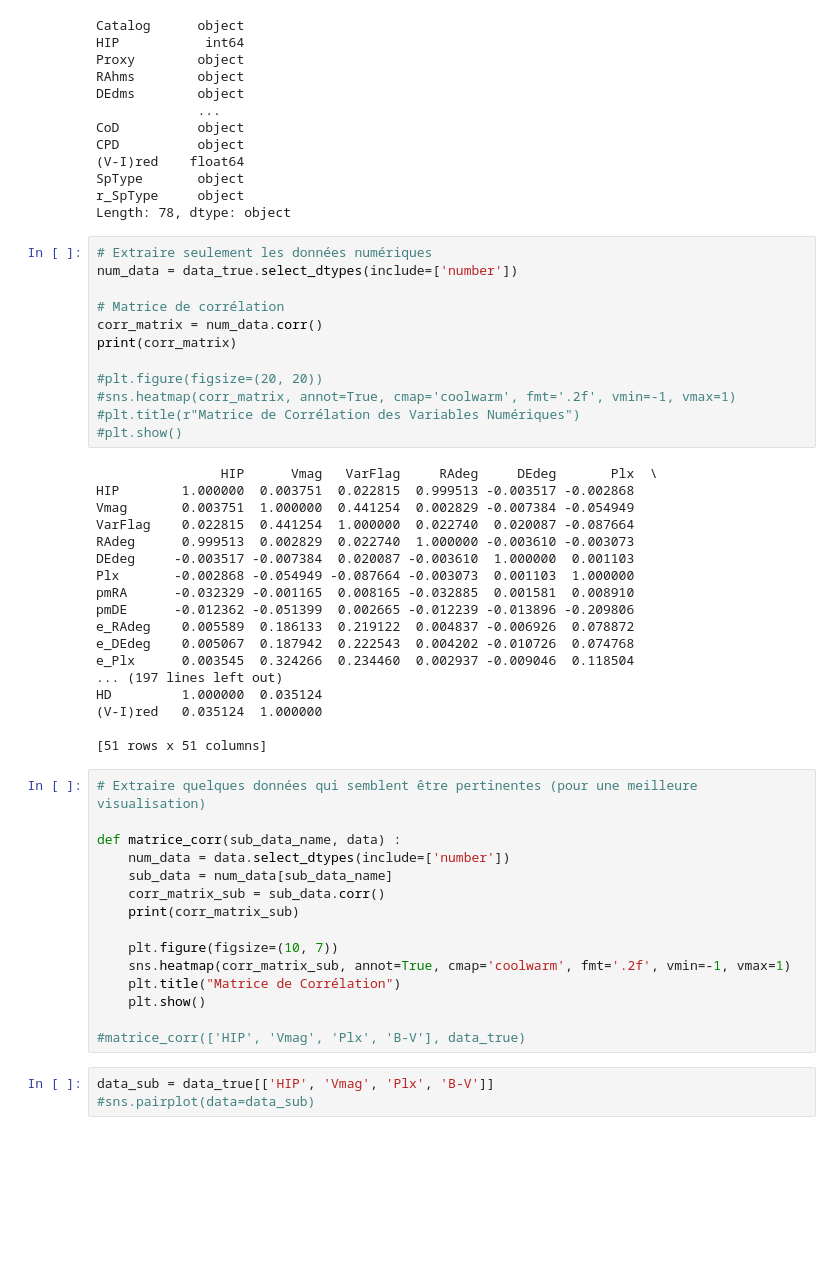
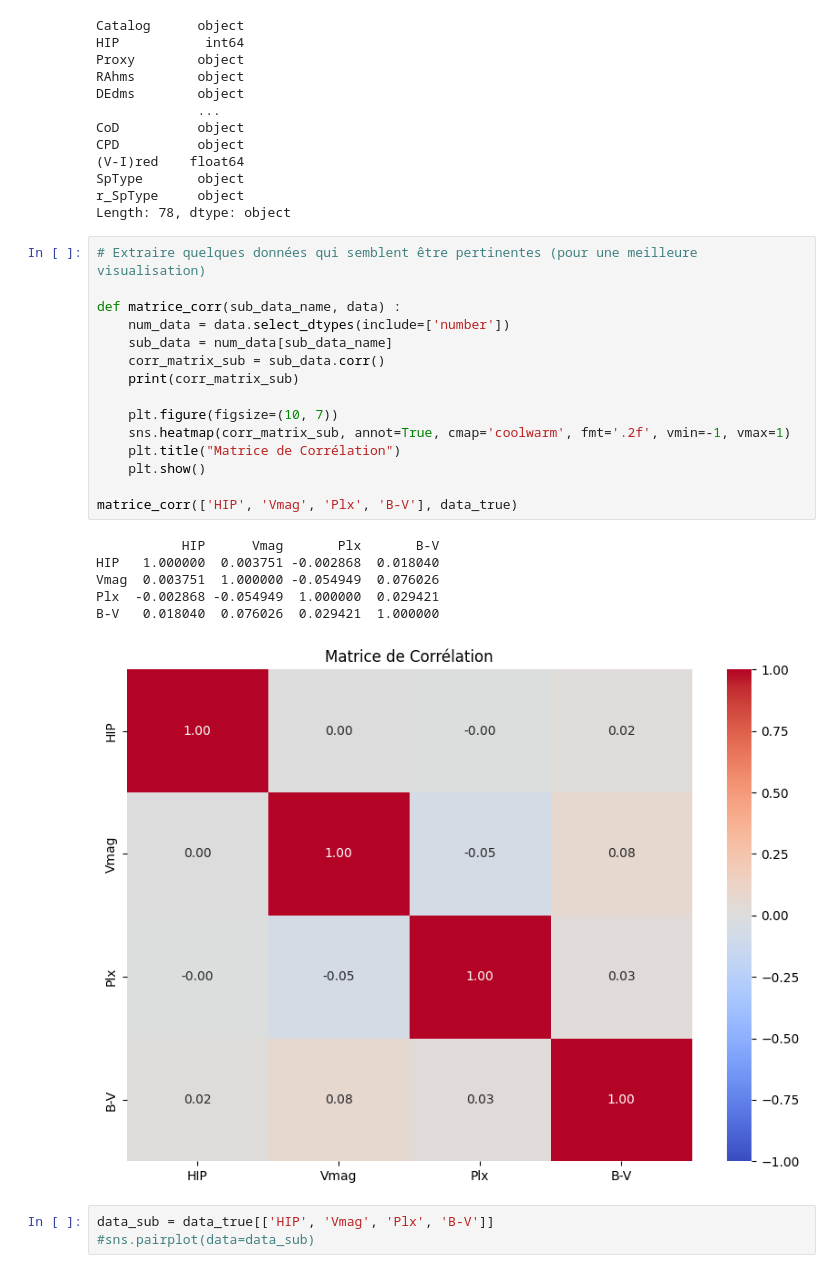
Before and after one commit to Moni003/Diagramme_HR_MML, a Jupyter notebook: rf_test.ipynb, the cells around one changed output. Cells and saved outputs as stored; diff of their text form; blank space fills up the shorter version.

```diff
--- a/rf_test.ipynb
+++ b/rf_test.ipynb
@@ -60,51 +61,28 @@ CPD          object
 SpType       object
 r_SpType     object
 Length: 78, dtype: object
-# %%
-# Extraire seulement les données numériques
-num_data = data_true.select_dtypes(include=['number'])
-
-# Matrice de corrélation
-corr_matrix = num_data.corr()
-print(corr_matrix)
-
-#plt.figure(figsize=(20, 20))
-#sns.heatmap(corr_matrix, annot=True, cmap='coolwarm', fmt='.2f', vmin=-1, vmax=1)
-#plt.title(r"Matrice de Corrélation des Variables Numériques")
-#plt.show()
-# %% [output]
-                HIP      Vmag   VarFlag     RAdeg     DEdeg       Plx  \
-HIP        1.000000  0.003751  0.022815  0.999513 -0.003517 -0.002868
-Vmag       0.003751  1.000000  0.441254  0.002829 -0.007384 -0.054949
-VarFlag    0.022815  0.441254  1.000000  0.022740  0.020087 -0.087664
-RAdeg      0.999513  0.002829  0.022740  1.000000 -0.003610 -0.003073
-DEdeg     -0.003517 -0.007384  0.020087 -0.003610  1.000000  0.001103
-Plx       -0.002868 -0.054949 -0.087664 -0.003073  0.001103  1.000000
-pmRA      -0.032329 -0.001165  0.008165 -0.032885  0.001581  0.008910
-pmDE      -0.012362 -0.051399  0.002665 -0.012239 -0.013896 -0.209806
-e_RAdeg    0.005589  0.186133  0.219122  0.004837 -0.006926  0.078872
-e_DEdeg    0.005067  0.187942  0.222543  0.004202 -0.010726  0.074768
-e_Plx      0.003545  0.324266  0.234460  0.002937 -0.009046  0.118504
-... (197 lines left out)
-HD         1.000000  0.035124
-(V-I)red   0.035124  1.000000
-
-[51 rows x 51 columns]
 # %%
 # Extraire quelques données qui semblent être pertinentes (pour une meilleure visualisation)
 
 def matrice_corr(sub_data_name, data) :
     num_data = data.select_dtypes(include=['number'])
     sub_data = num_data[sub_data_name]
     corr_matrix_sub = sub_data.corr()
     print(corr_matrix_sub)
 
     plt.figure(figsize=(10, 7))
     sns.heatmap(corr_matrix_sub, annot=True, cmap='coolwarm', fmt='.2f', vmin=-1, vmax=1)
     plt.title("Matrice de Corrélation")
     plt.show()
 
-#matrice_corr(['HIP', 'Vmag', 'Plx', 'B-V'], data_true)
+matrice_corr(['HIP', 'Vmag', 'Plx', 'B-V'], data_true)
+# %% [output]
+           HIP      Vmag       Plx       B-V
+HIP   1.000000  0.003751 -0.002868  0.018040
+Vmag  0.003751  1.000000 -0.054949  0.076026
+Plx  -0.002868 -0.054949  1.000000  0.029421
+B-V   0.018040  0.076026  0.029421  1.000000
+[figure, added]
 # %%
 data_sub = data_true[['HIP', 'Vmag', 'Plx', 'B-V']]
 #sns.pairplot(data=data_sub)
```
Also changed, not shown: parts of 14 cells of this notebook, 1 other file.
